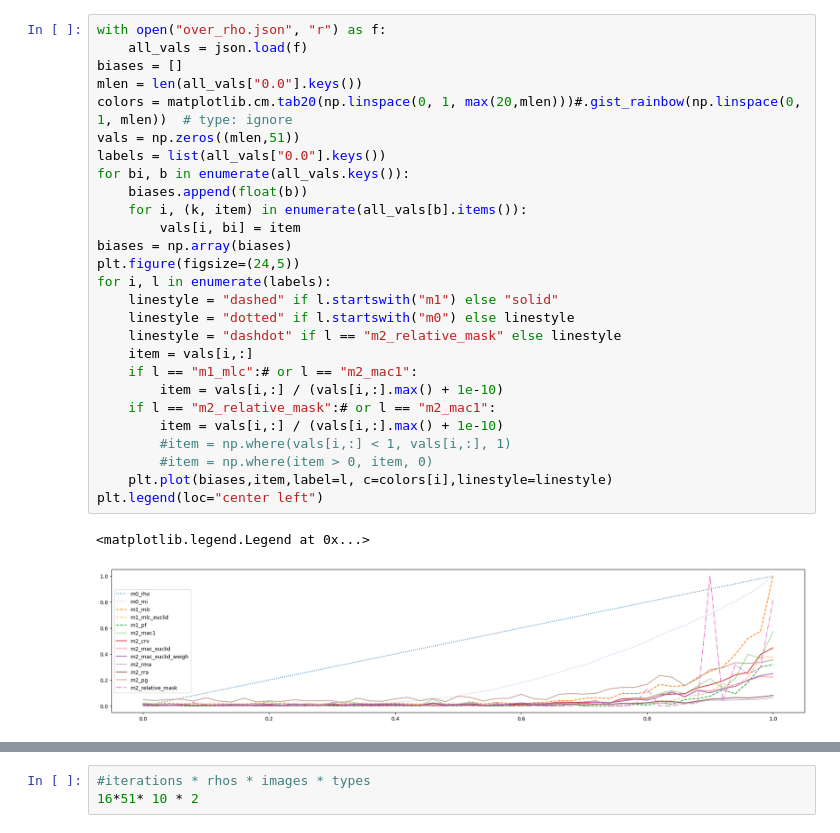
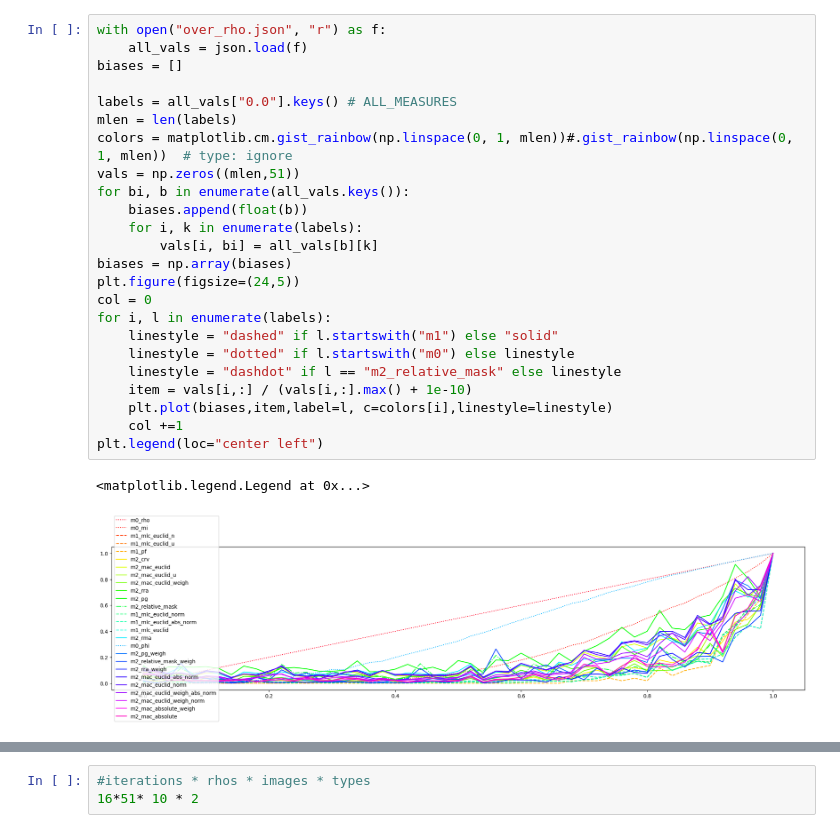
Before and after one commit to lillijo/xai-evaluation-master-thesis, a Jupyter notebook: experiments/compare_measures.ipynb, the cells around one changed output, grey strips where cells are left out. Saved outputs shown, nothing was run; the diff lists cells and outputs as text.

Commit message:
compute a few measures testwise

```diff
--- a/experiments/compare_measures.ipynb
+++ b/experiments/compare_measures.ipynb
@@ -31,32 +63,29 @@ from expbasics.ground_truth_measures import GroundTruthMeasures """
 # %%
 with open("over_rho.json", "r") as f:
     all_vals = json.load(f)
 biases = []
-mlen = len(all_vals["0.0"].keys())
-colors = matplotlib.cm.tab20(np.linspace(0, 1, max(20,mlen)))#.gist_rainbow(np.linspace(0, 1, mlen))  # type: ignore
+
+labels = all_vals["0.0"].keys() # ALL_MEASURES
+mlen = len(labels)
+colors = matplotlib.cm.gist_rainbow(np.linspace(0, 1, mlen))#.gist_rainbow(np.linspace(0, 1, mlen))  # type: ignore
 vals = np.zeros((mlen,51))
-labels = list(all_vals["0.0"].keys())
 for bi, b in enumerate(all_vals.keys()):
     biases.append(float(b))
-    for i, (k, item) in enumerate(all_vals[b].items()):
-        vals[i, bi] = item
+    for i, k in enumerate(labels):
+        vals[i, bi] = all_vals[b][k]
 biases = np.array(biases)
 plt.figure(figsize=(24,5))
+col = 0
 for i, l in enumerate(labels):
     linestyle = "dashed" if l.startswith("m1") else "solid"
     linestyle = "dotted" if l.startswith("m0") else linestyle
     linestyle = "dashdot" if l == "m2_relative_mask" else linestyle
-    item = vals[i,:]
-    if l == "m1_mlc":# or l == "m2_mac1":
-        item = vals[i,:] / (vals[i,:].max() + 1e-10)
-    if l == "m2_relative_mask":# or l == "m2_mac1":
-        item = vals[i,:] / (vals[i,:].max() + 1e-10)
-        #item = np.where(vals[i,:] < 1, vals[i,:], 1)
-        #item = np.where(item > 0, item, 0)
+    item = vals[i,:] / (vals[i,:].max() + 1e-10)
     plt.plot(biases,item,label=l, c=colors[i],linestyle=linestyle)
+    col +=1
 plt.legend(loc="center left")
 # %% [output]
 <matplotlib.legend.Legend at 0x...>
-[figure, old version]
+[figure, new version]
 # %%
 with open("models_values.json", "r") as f:
```
Also changed, not shown: parts of 7 cells of this notebook, 8 other files.
